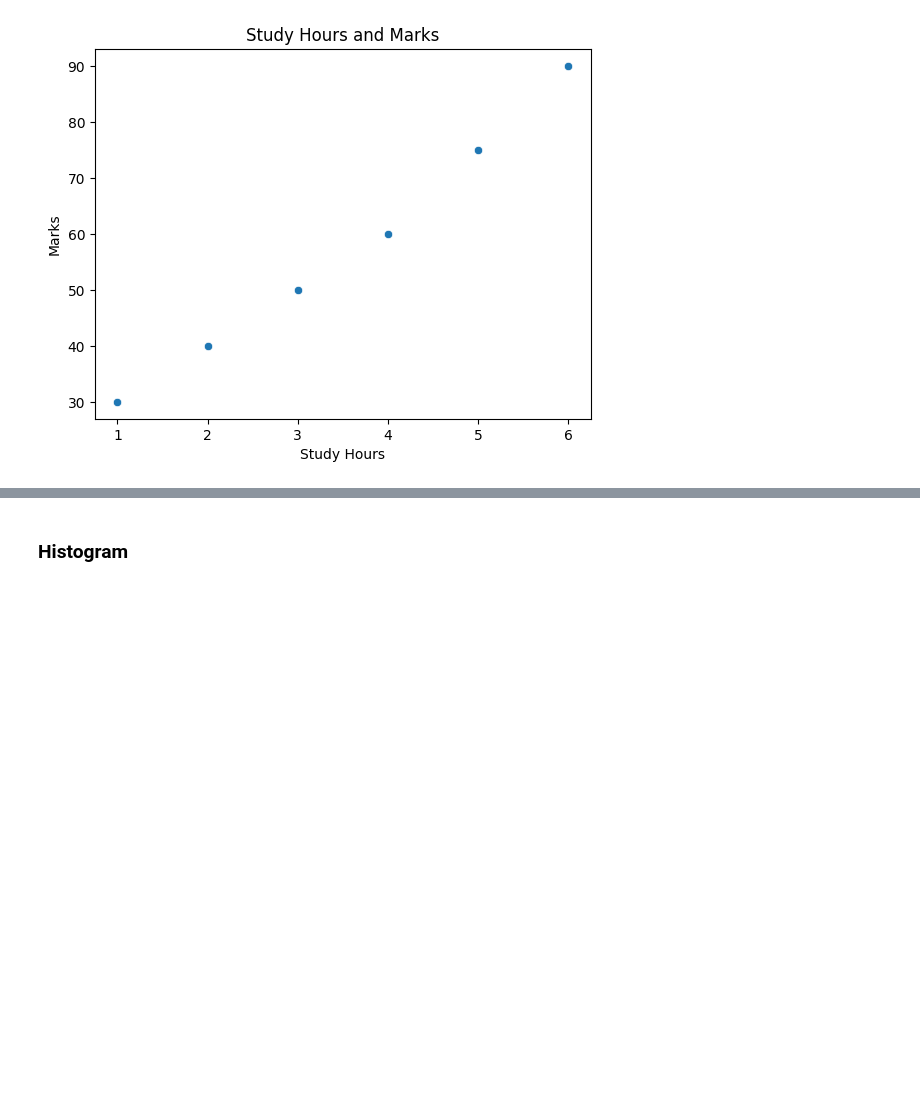
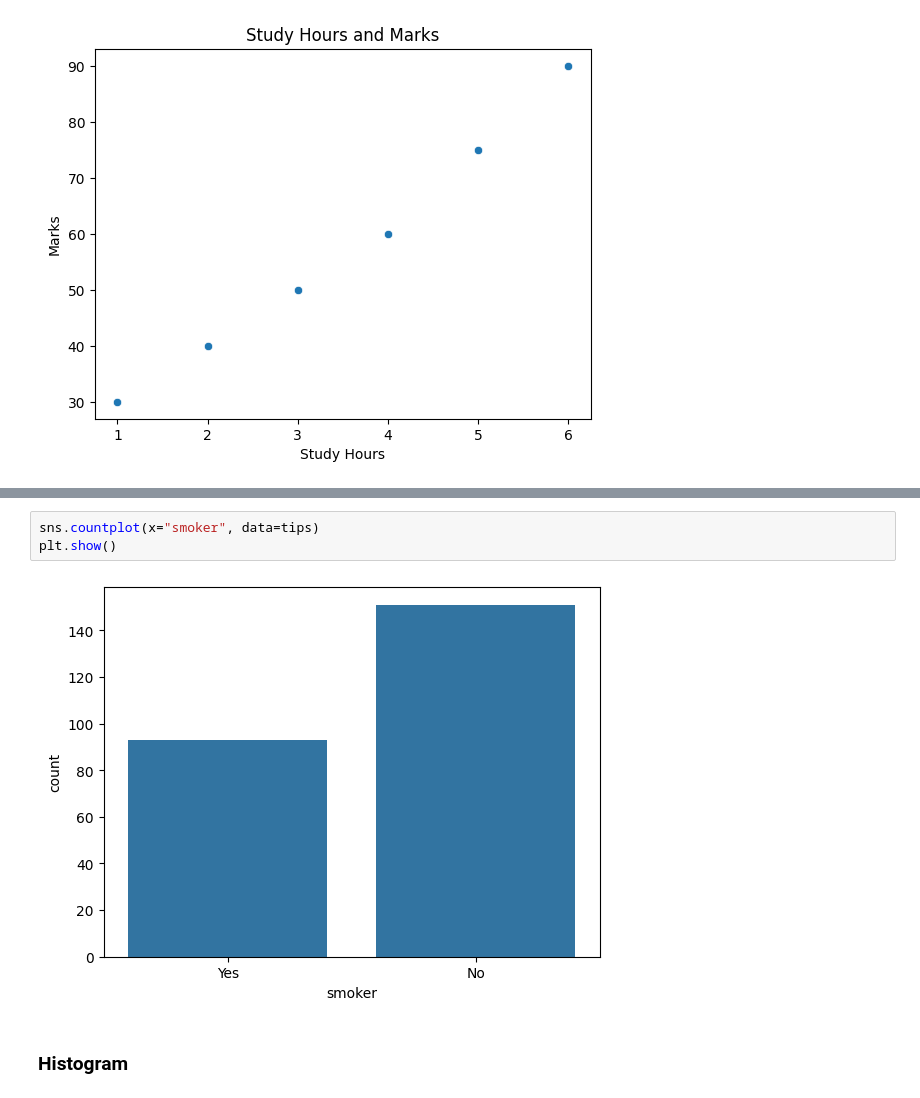
Before and after one commit to bishalstha-007/Python, a Jupyter notebook: Data_Visualization/Seaborn.ipynb, the cells around one changed output, grey strips where cells are left out. Drawn from its saved outputs; the diff is of its cells as text; blank space fills up the shorter version.

```diff
--- a/Data_Visualization/Seaborn.ipynb
+++ b/Data_Visualization/Seaborn.ipynb
@@ -22,3 +61,8 @@ plt.show()
+# %%
+sns.countplot(x="smoker", data=tips)
+plt.show()
+# %% [output]
+[figure, added]
 # %% [markdown]
 ### Histogram
 # %%
```
Also changed, not shown: parts of 17 cells of this notebook.
